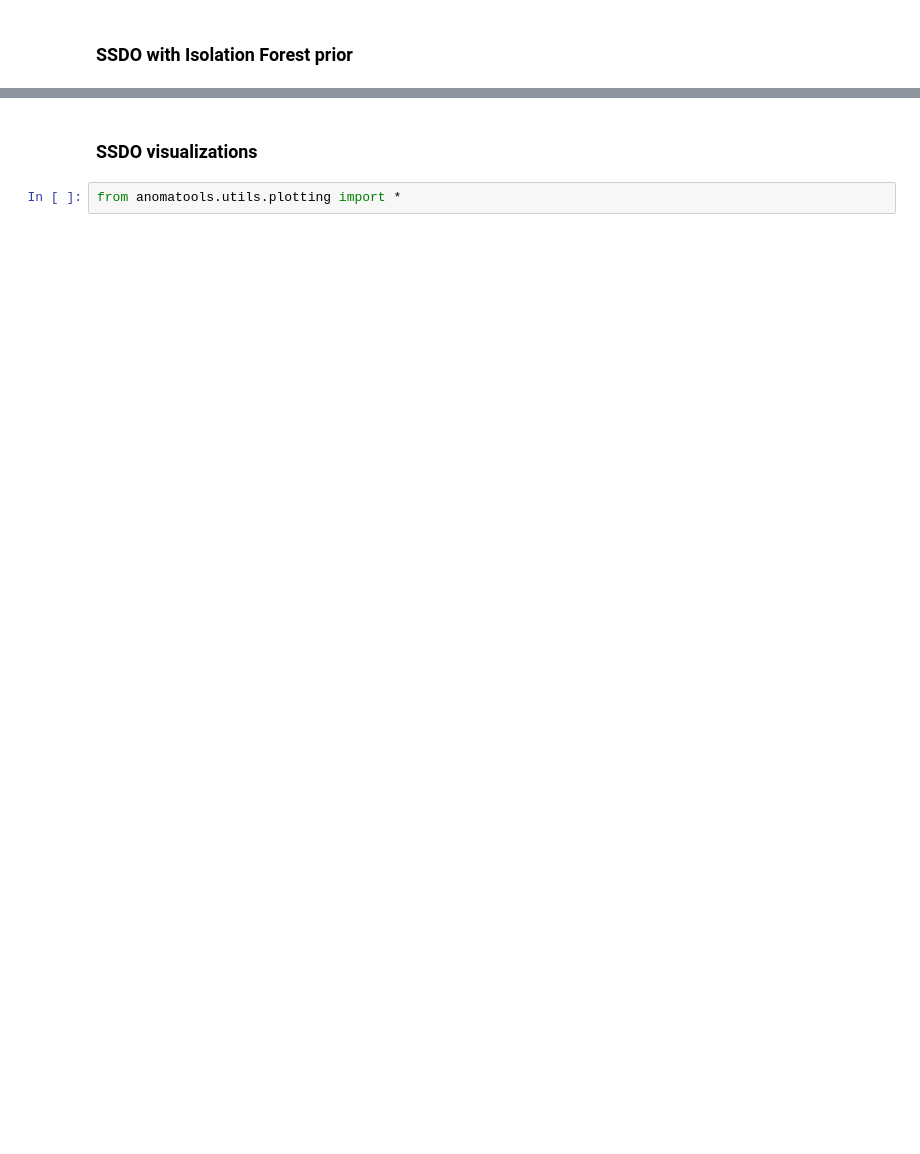
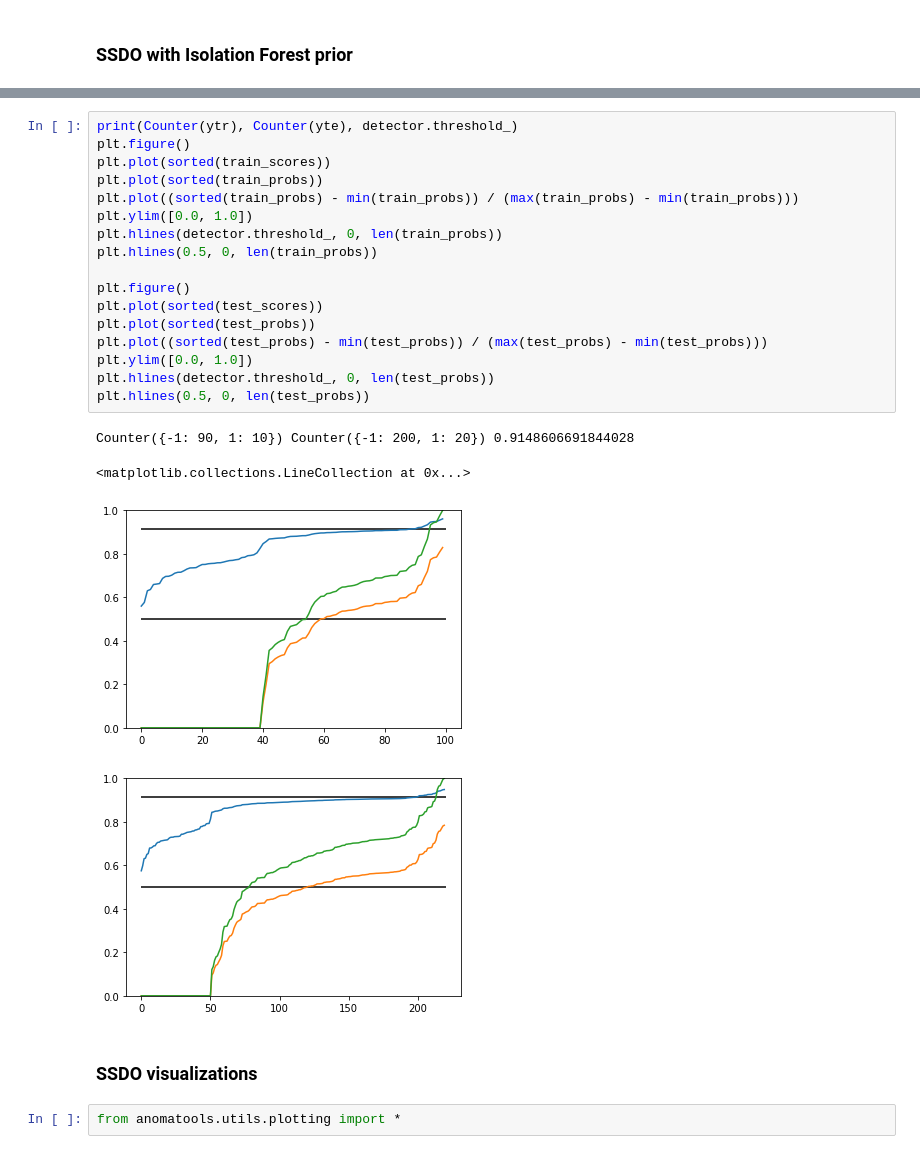
Before and after one commit to Vincent-Vercruyssen/anomatools, a Jupyter notebook: notebooks/Semi-supervised_detection_example.ipynb, the cells around one changed output, grey strips where cells are left out. Drawn from its saved outputs; the diff is of its cells as text; blank space fills up the shorter version.

```diff
--- a/notebooks/Semi-supervised_detection_example.ipynb
+++ b/notebooks/Semi-supervised_detection_example.ipynb
@@ -119,3 +126,25 @@ for i in range(len(axes)): axes[i].grid(alpha=0.5)
+# %%
+print(Counter(ytr), Counter(yte), detector.threshold_)
+plt.figure()
+plt.plot(sorted(train_scores))
+plt.plot(sorted(train_probs))
+plt.plot((sorted(train_probs) - min(train_probs)) / (max(train_probs) - min(train_probs)))
+plt.ylim([0.0, 1.0])
+plt.hlines(detector.threshold_, 0, len(train_probs))
+plt.hlines(0.5, 0, len(train_probs))
+
+plt.figure()
+plt.plot(sorted(test_scores))
+plt.plot(sorted(test_probs))
+plt.plot((sorted(test_probs) - min(test_probs)) / (max(test_probs) - min(test_probs)))
+plt.ylim([0.0, 1.0])
+plt.hlines(detector.threshold_, 0, len(test_probs))
+plt.hlines(0.5, 0, len(test_probs))
+# %% [output]
+Counter({-1: 90, 1: 10}) Counter({-1: 200, 1: 20}) 0.9148606691844028
+<matplotlib.collections.LineCollection at 0x...>
+[figure, added]
+[figure, added]
 # %% [markdown]
 ### SSDO visualizations
 # %%
```
Also changed, not shown: parts of 5 cells of this notebook, 2 other files.
